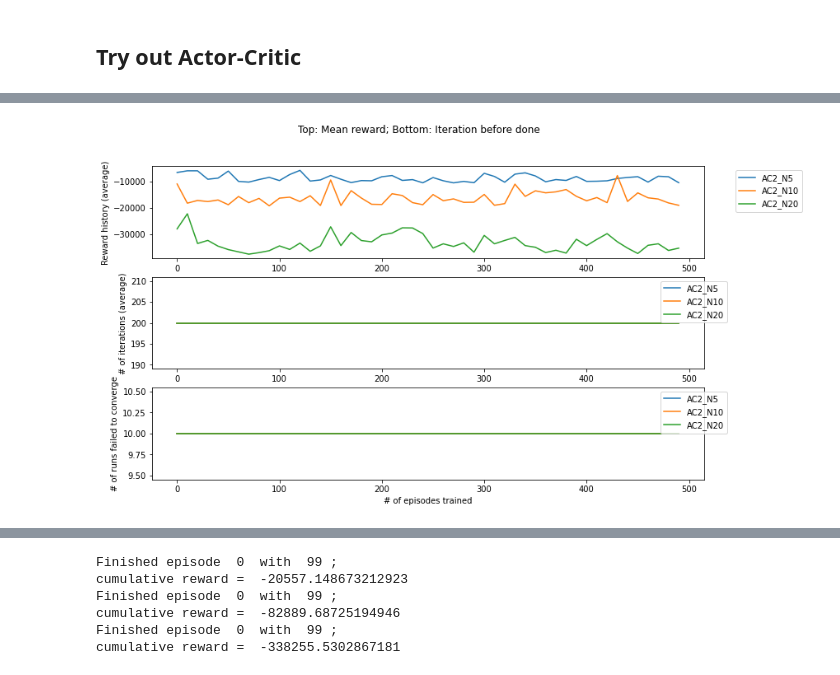
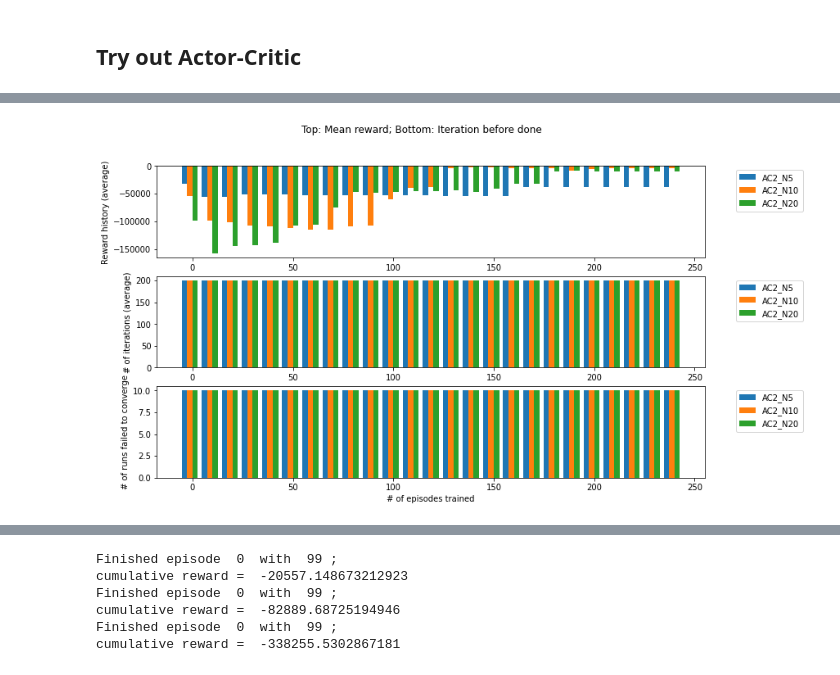
Before and after one commit to zhzhang2018/NN_MARL_experiments, a Jupyter notebook: consensus1207.ipynb, the cells around one changed output, grey strips where cells are left out. Drawn from its saved outputs; the diff is of its cells as text; code cells hidden in the pictures.

```diff
--- a/consensus1207.ipynb
+++ b/consensus1207.ipynb
@@ -160,12 +161,12 @@ for i,N_ in enumerate(N_list):
 # %%
 reload(utils.plotting)
 from utils.plotting import *
 skip = 1
 plot_reward_hist([h[::skip] for h in AC2_hist], test_interval*skip,
                  ['AC2_N{0}'.format(N_) for N_ in N_list],
-                 log=False, num_iteration=num_iteration, N_list=([1 for N in N_list]), bar=False)
+                 log=False, num_iteration=num_iteration, N_list=([1 for N in N_list]), bar=True)
 # %% [output]
-[figure, old version]
+[figure, new version]
 # %%
 # Plot loss per # of agent
 skip=1
```
Also changed, not shown: parts of 8 cells of this notebook, 3 other files.
